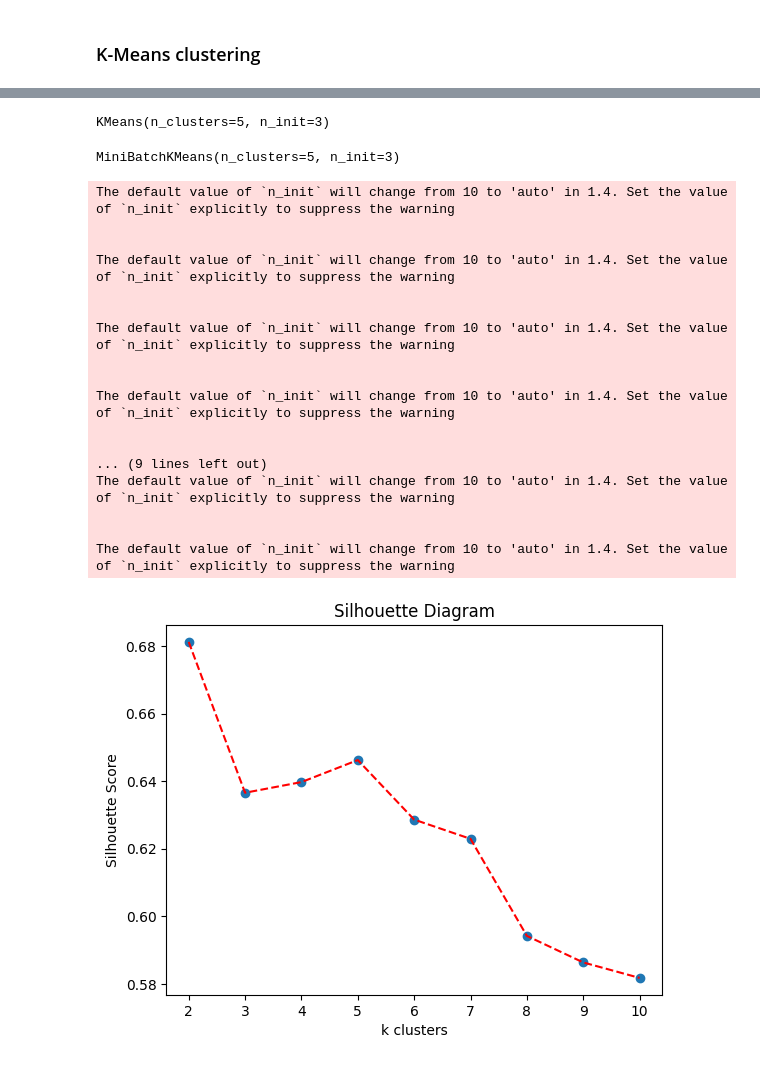
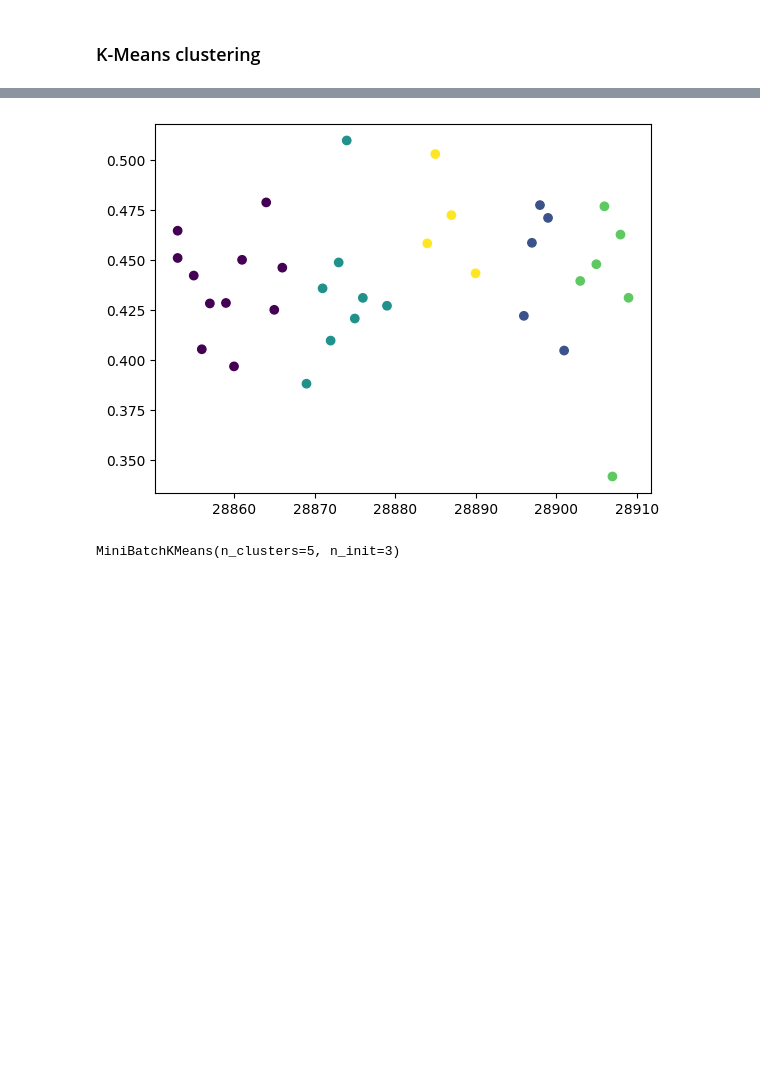
Before and after one commit to riziuzi/ASD_Unsupervised_Subgroup_Discovery, a Jupyter notebook: main.ipynb, the cells around one changed output, grey strips where cells are left out. Cells and saved outputs as stored; diff of their text form; code cells hidden in the pictures; blank space fills up the shorter version.

Commit message:
did both heriarchical and k means

```diff
--- a/main.ipynb
+++ b/main.ipynb
@@ -38,0 +60,5 @@ X = arr2.values
+# %%
+X1 = pd.DataFrame(X )
+X
+
+# for training , use dataframs and for visualization , use np arrays
@@ -39,12 +79,17 @@ X = arr2.values
 # %%
+# K - Means Clusatering
+
 from sklearn.cluster import KMeans
 
 
 
 kmeans = KMeans (n_clusters = 5 , n_init = 3)
-kmeans.fit(X)
+predict = kmeans.fit_predict(X1)
-# %% [output]
-KMeans(n_clusters=5, n_init=3)
+# %%
+plt.scatter( X[: 34 , 0] , X[:34 , 1] , c = predict[:34] , cmap = "viridis")
+plt.show()
+# %% [output]
+[figure, added]
 # %%
 #Since the Dataset is somewhat large = 33*50*4  , hence , we also tried taking results from Mini Batch K Means Clustering Algo.
 
@@ -55,43 +100,3 @@ mini_batch = MiniBatchKMeans (n_clusters = 5 , n_init = 3)
 mini_batch.fit (X)
 # %% [output]
 MiniBatchKMeans(n_clusters=5, n_init=3)
-# %%
-# Selecting the optimum number of clusters
-from sklearn.metrics import silhouette_score
-
-lis = []
-lis_num = []
-
-for i in range(2,11) :
-    kmeans1 = KMeans(n_clusters = i)
-    kmeans1.fit(X)
-    lis.append(silhouette_score(X, kmeans1.labels_))
-    lis_num.append(i)
-
-plt.plot(lis_num ,lis , "r--")
-plt.scatter(lis_num, lis)
-plt.xlabel("k clusters")
-plt.ylabel("Silhouette Score")
-plt.title("Silhouette Diagram")
-plt.show()
-
-# Optimum no .of clusters , where silhouete score s maximum  , is 2 , 4 OR 5 .
-# %% [output]
-The default value of `n_init` will change from 10 to 'auto' in 1.4. Set the value of `n_init` explicitly to suppress the warning
-
-
-The default value of `n_init` will change from 10 to 'auto' in 1.4. Set the value of `n_init` explicitly to suppress the warning
-
-
-The default value of `n_init` will change from 10 to 'auto' in 1.4. Set the value of `n_init` explicitly to suppress the warning
-
-
-The default value of `n_init` will change from 10 to 'auto' in 1.4. Set the value of `n_init` explicitly to suppress the warning
-
-
-... (9 lines left out)
-The default value of `n_init` will change from 10 to 'auto' in 1.4. Set the value of `n_init` explicitly to suppress the warning
-
-
-The default value of `n_init` will change from 10 to 'auto' in 1.4. Set the value of `n_init` explicitly to suppress the warning
-[figure, removed]
```
Also changed, not shown: parts of 5 cells of this notebook.
